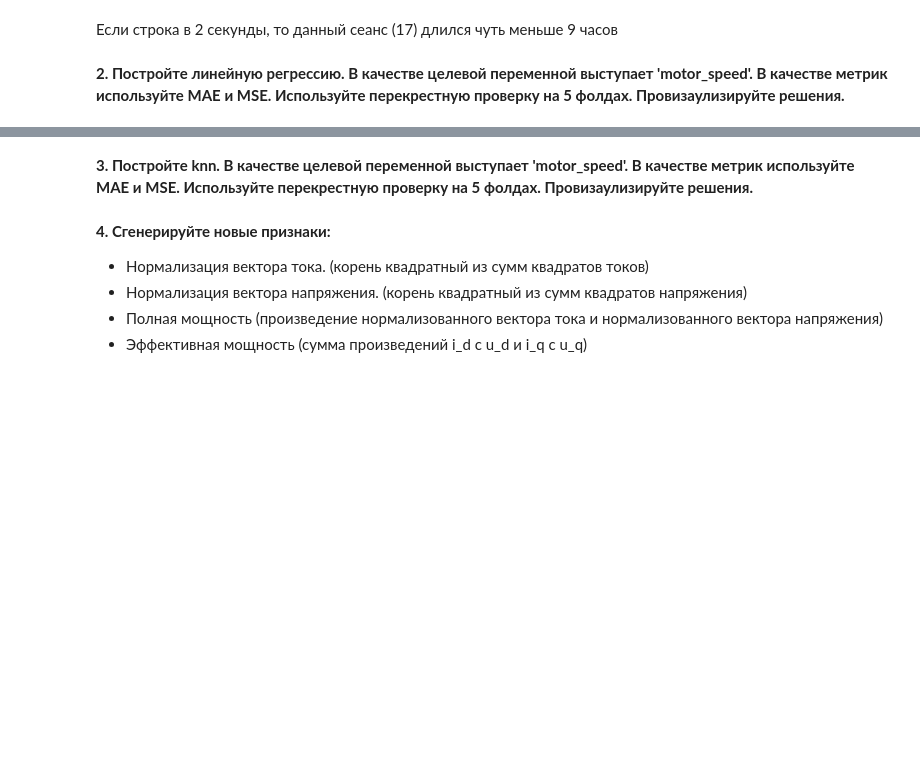
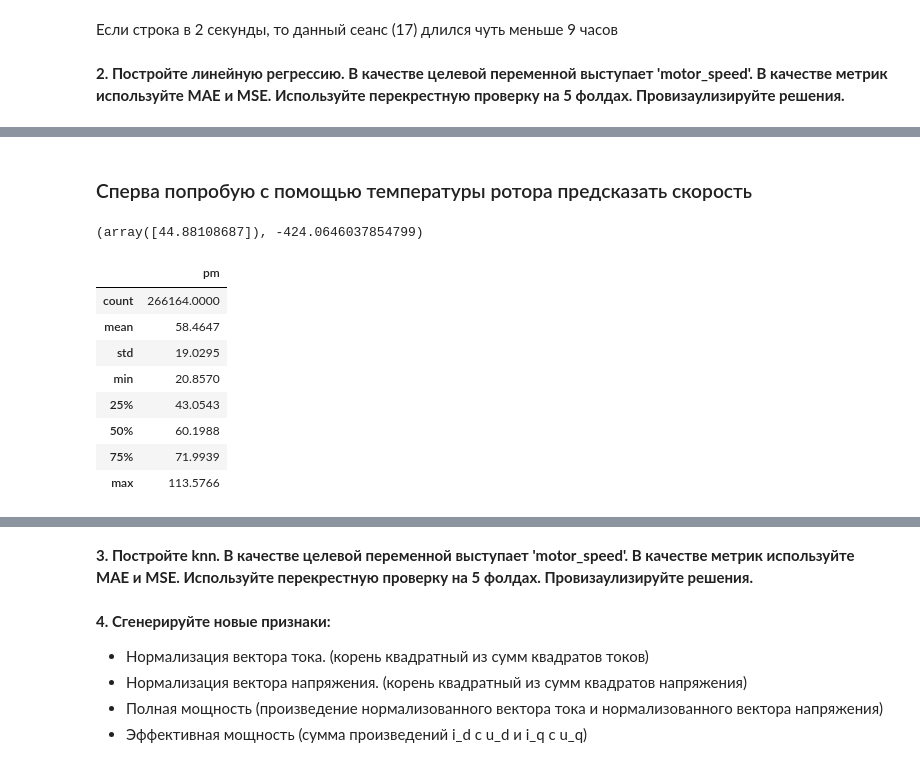
Before and after one commit to Zikarakus/home_works, a Jupyter notebook: linear and knn HW.ipynb, the cells around one changed output, grey strips where cells are left out. Drawn from its saved outputs; the diff is of its cells as text; code cells hidden in the pictures; blank space fills up the shorter version.

```diff
--- a/linear and knn HW.ipynb
+++ b/linear and knn HW.ipynb
@@ -245,0 +227,2 @@ Name: motor_speed, Length: 931571, dtype: float64
+# %% [markdown]
+### Сперва попробую с помощью температуры ротора предсказать скорость
@@ -245,0 +241,16 @@ Name: motor_speed, Length: 931571, dtype: float64
+# %%
+lr.coef_, lr.intercept_
+# %% [output]
+(array([44.88108687]), -424.0646037854799)
+# %%
+round(X_test.describe(),4)
+# %% [output]
+|  | pm |
+| count | 266164.0000 |
+| mean | 58.4647 |
+| std | 19.0295 |
+| min | 20.8570 |
+| 25% | 43.0543 |
+| 50% | 60.1988 |
+| 75% | 71.9939 |
+| max | 113.5766 |
```
Also changed, not shown: parts of 54 cells of this notebook.
